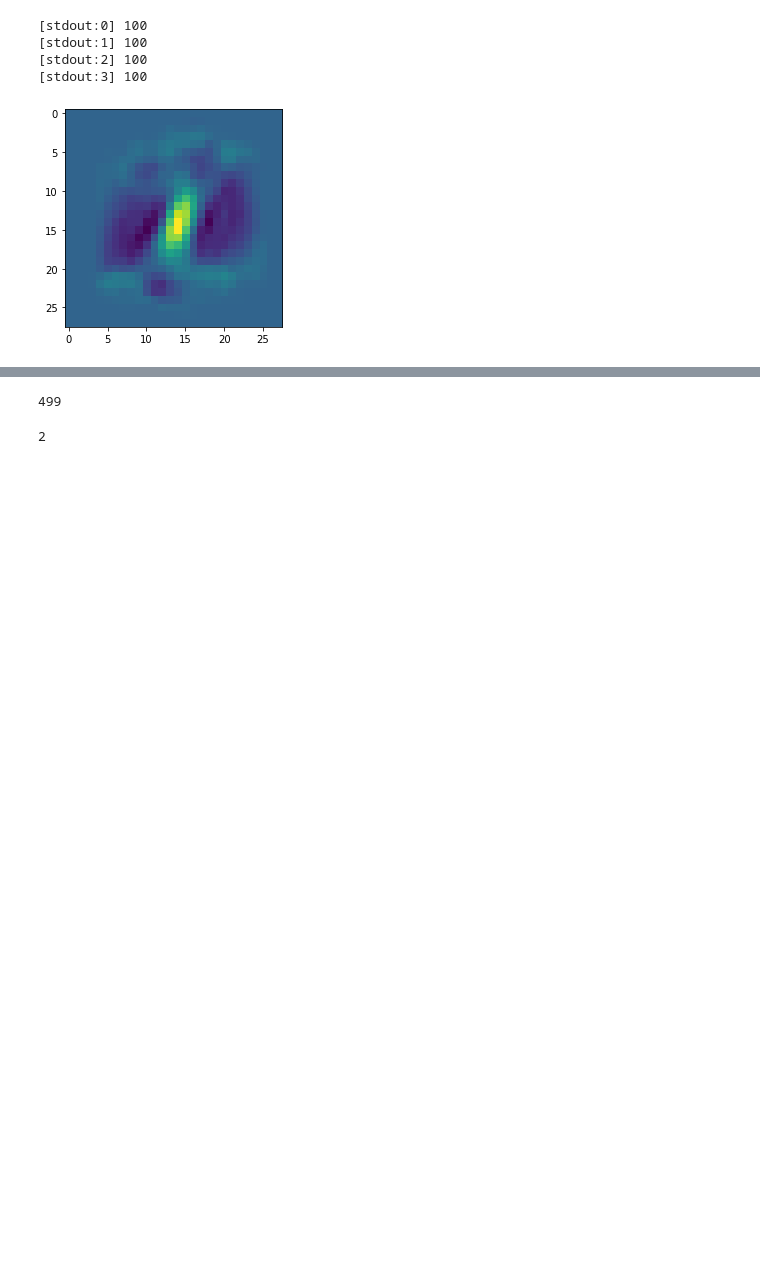
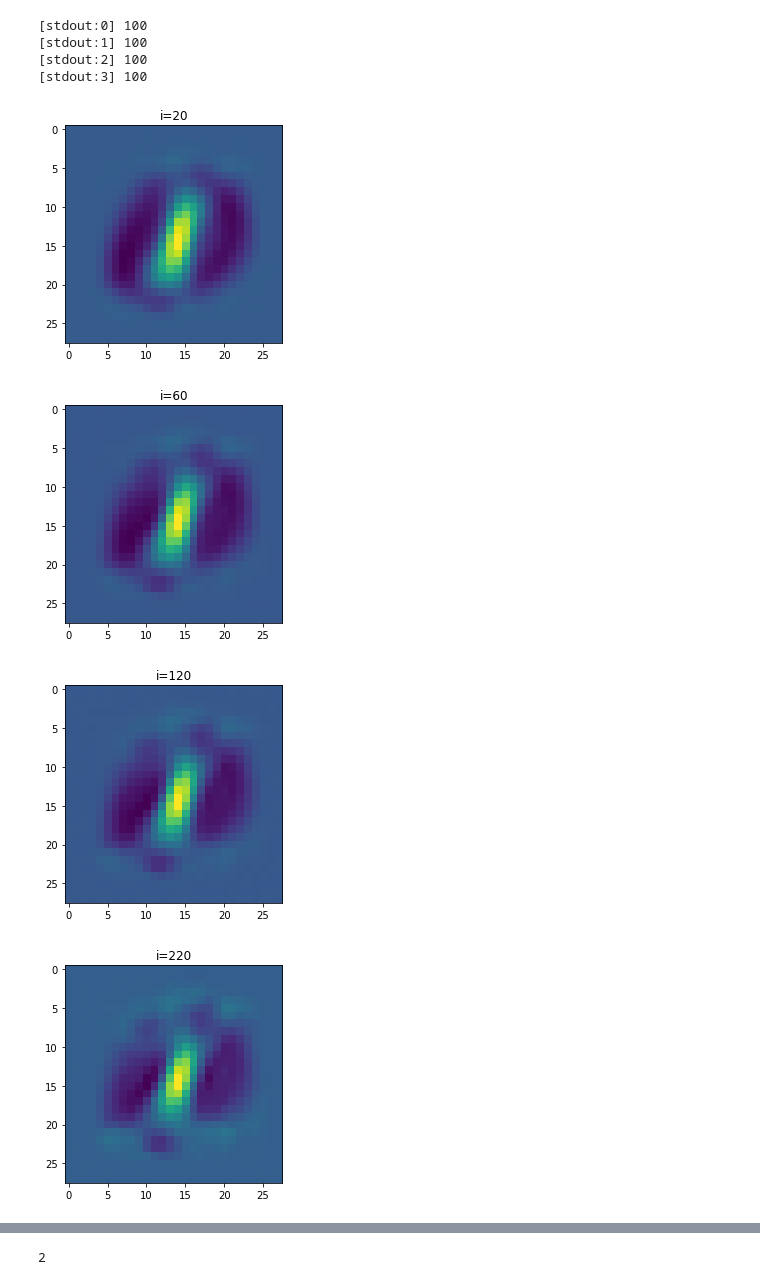
Before and after one commit to Bluefog-Lib/bluefog-tutorial, a Jupyter notebook: Section 3/Sec-3.6-Decentralized-stochastic-gradient-descent.ipynb, the cells around one changed output, grey strips where cells are left out. Saved outputs shown, nothing was run; the diff lists cells and outputs as text; code cells hidden in the pictures; blank space fills up the shorter version.

```diff
--- a/Section 3/Sec-3.6-Decentralized-stochastic-gradient-descent.ipynb
+++ b/Section 3/Sec-3.6-Decentralized-stochastic-gradient-descent.ipynb
@@ -373,19 +373,24 @@ decentralized_grad_descent(ATC, X_worker, y_worker, w_opt, maxite=100)
 # %%
 maxite = 500
 dview['maxite'] = maxite
 ar = dview.apply_async(lambda: decentralized_grad_descent(ATC, X_worker, y_worker, w_opt, maxite=maxite))
 i = 0
 
 # This may take a while finish it.
 with tqdm(total=maxite-1, desc="Epoch     #{}".format(i + 1)) as t:
     while not ar.ready():
         data = ar.data[0]
         t.set_postfix({"relative_error": data.get('relative_error', 1)})
         t.update(data.get('i',0) - t.n)
-        if i % 40 == 0 and i != 0:
+        if data.get('i',0) != 0:
             w = data.get('w', None)
             plt.imshow(w.view(28,28))
+            plt.title(f"i={data.get('i',0)}")
+            plt.show()
 w = ar.data[0]['w']
 dview['w'] = w
 # %% [output]
-[figure, old version]
+[figure, new version]
+[figure, added]
+[figure, added]
+[figure, added]
@@ -392,7 +403,3 @@ dview['w'] = w
-# %%
-i
-# %% [output]
-499
 # %%
 %%px
 
```
Also changed, not shown: parts of 1 cell of this notebook, 3 other files.
